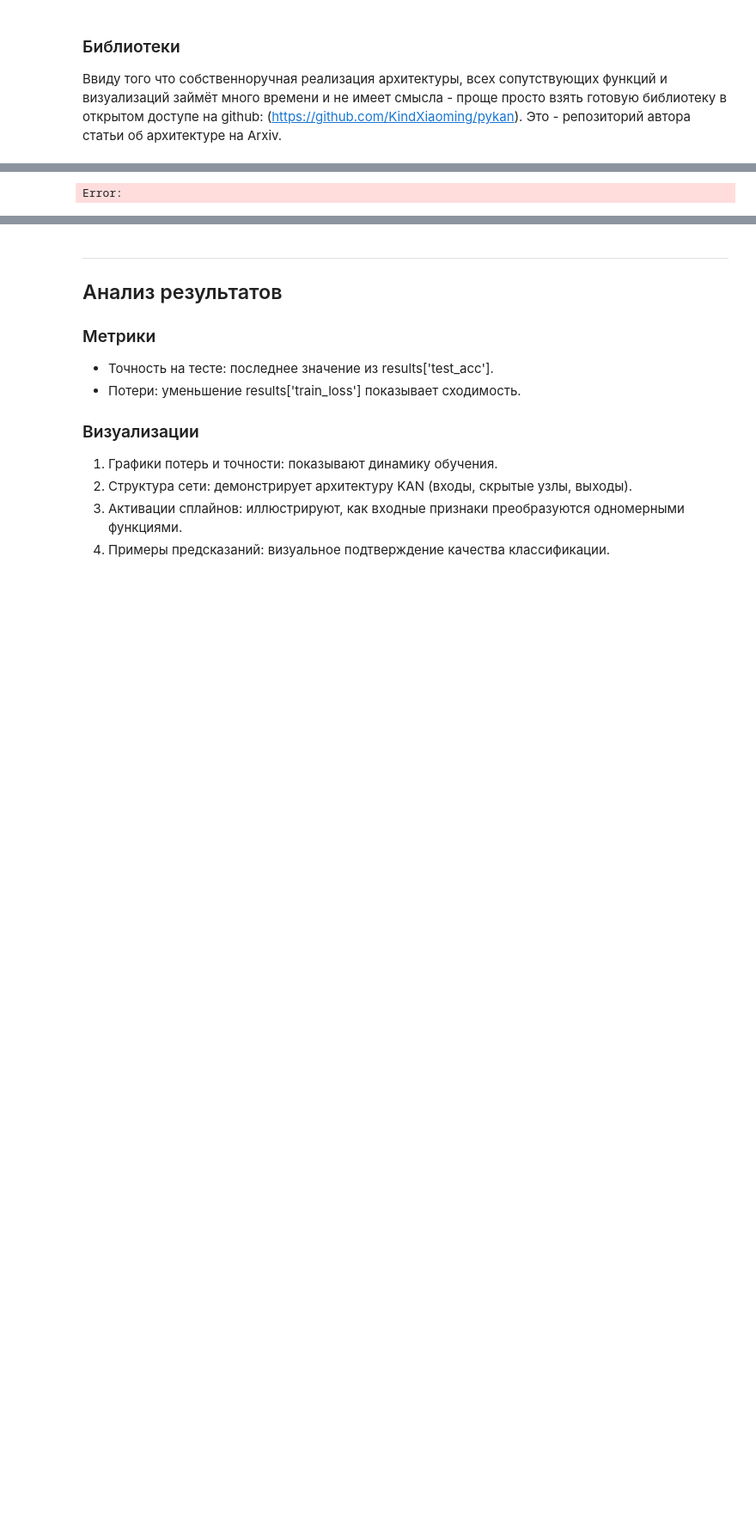
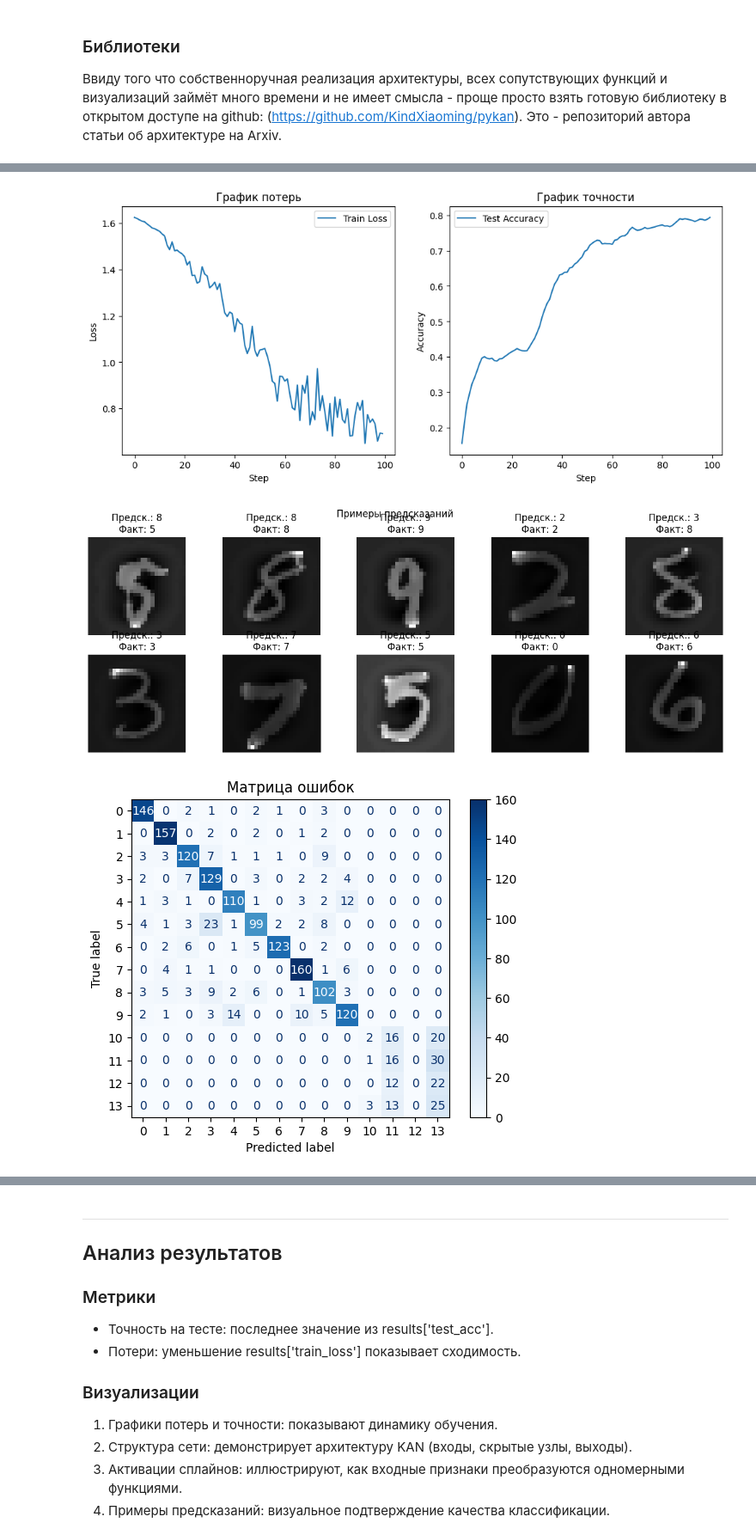
Before and after one commit to SerginhoDom/Graduate_work, a Jupyter notebook: 01_MNIST.ipynb, the cells around one changed output, grey strips where cells are left out. Shown: that part at 86% size. Drawn from its saved outputs; the diff is of its cells as text; code cells hidden in the pictures; blank space fills up the shorter version.

```diff
--- a/01_MNIST.ipynb
+++ b/01_MNIST.ipynb
@@ -100,6 +105,7 @@ Error:
 # %%
 # Инициализация модели KAN
-model = KAN(width=[784, 16, 14], grid=5, k=3, seed=42)  # 784 входа, 16 скрытых узлов, 14 выходов
+# Инициализация модели KAN (увеличенная архитектура)
+model = KAN(width=[784, 32, 32, 14], grid=5, k=3, seed=42)
 
 #Оптимизатор и функция потерь
 optimizer = optim.Adam(model.parameters(), lr=0.001)  # Адам — лучший друг нейронок
@@ -109,8 +116,13 @@ Error:
 # %%
-# Обучение модели
+# Метрики
 def train_acc():
     return torch.mean((torch.argmax(model(train_input), dim=1) == train_label).float())
 
 def test_acc():
     return torch.mean((torch.argmax(model(test_input), dim=1) == test_label).float())
+
+# Функция потерь для классификации
+loss_fn = nn.CrossEntropyLoss()
+
+print('Done')
 # %% [output]
@@ -123,5 +135,11 @@ dataset = {
     'test_input': test_input,
     'test_label': test_label
 }
-results = model.fit(dataset, opt="LBFGS", steps=20, lr=0.001, metrics=(train_acc, test_acc))
+print('Starting')
+results = model.fit(dataset, opt="Adam", steps=100, lr=0.001, loss_fn=loss_fn, metrics=(train_acc, test_acc), batch=64)
+print('Done')
+
+# model_path = "model_version_0.1.pth"  # Укажите путь к вашему файлу модели
+# model.load(model_path)
+# print(f"Модель загружена из {model_path}")
 # %% [output]
@@ -142,43 +162,36 @@ plt.xlabel('Step')
 plt.ylabel('Accuracy')
 plt.legend()
 plt.title('График точности')
 plt.show()
 
 # Визуализация 2: Структура сети
-model.plot(beta=100)  # Встроенная визуализация структуры KAN
-plt.title('Структура сети KAN')
-plt.show()
-
-# Визуализация 3: Активации сплайнов для первых 5 входов
-plt.figure(figsize=(15, 5))
-for i in range(min(5, X_train.shape[1])):
-    plt.subplot(1, 5, i+1)
-    model.plot_activation(i, layer=0)  # Активации сплайнов для входного слоя
-    plt.title(f'Сплайн для входа {i}')
-plt.suptitle('Активации сплайнов на входном слое')
-plt.show()
+# model.plot(beta=100)  # Встроенная визуализация структуры KAN
+# plt.title('Структура сети KAN')
+# plt.show()
 
 # Визуализация 4: Примеры предсказаний
 model.eval()
 test_outputs = model(test_input[:10])
 _, predicted = torch.max(test_outputs, 1)
 
 plt.figure(figsize=(15, 5))
 for i in range(10):
     plt.subplot(2, 5, i+1)
     plt.imshow(X_test[i].reshape(28, 28), cmap='gray')
     plt.title(f'Предск.: {predicted[i].item()}\nФакт: {test_label[i].item()}')
     plt.axis('off')
 plt.suptitle('Примеры предсказаний')
 plt.show()
 
 # Визуализация 5: Матрица ошибок
 from sklearn.metrics import confusion_matrix, ConfusionMatrixDisplay
 y_pred = torch.argmax(model(test_input), dim=1).numpy()
 cm = confusion_matrix(test_label.numpy(), y_pred)
 disp = ConfusionMatrixDisplay(confusion_matrix=cm, display_labels=range(14))
 disp.plot(cmap='Blues')
 plt.title('Матрица ошибок')
 plt.show()
 # %% [output]
-Error:
+[figure, added]
+[figure, added]
+[figure, added]
```
Also changed, not shown: parts of 12 cells of this notebook, 2 other files.
